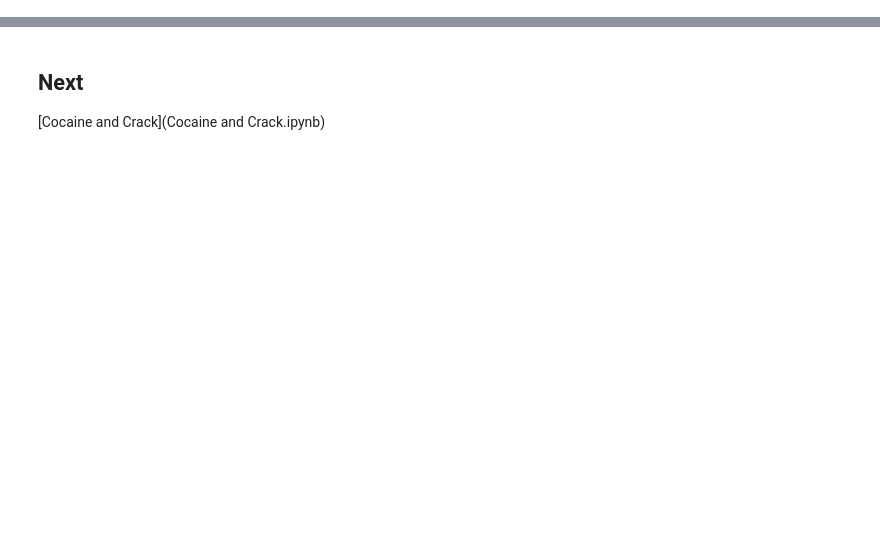
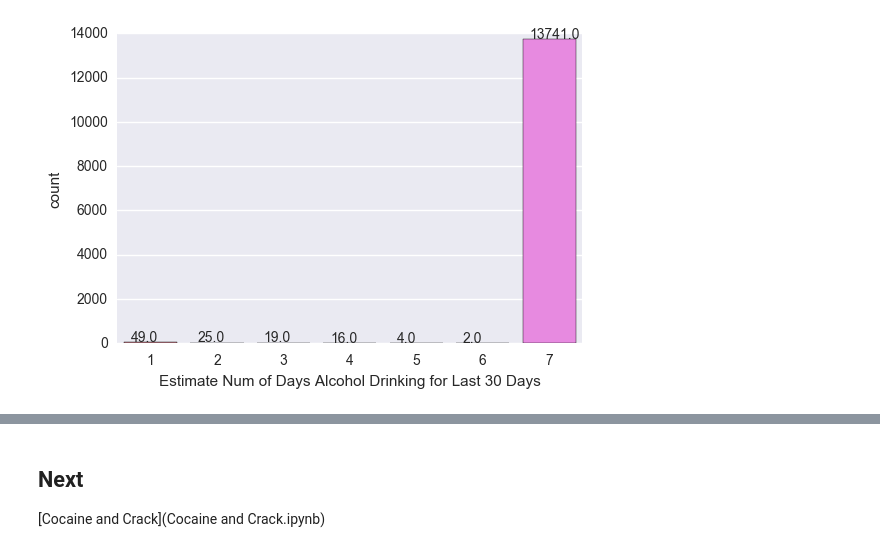
Before and after one commit to AliaAlaaElDinAdly/VA_Project, a Jupyter notebook: Alcohol.ipynb, the cells around one changed output, grey strips where cells are left out. Saved outputs shown, nothing was run; the diff lists cells and outputs as text; code cells hidden in the pictures; blank space fills up the shorter version.

```diff
--- a/Alcohol.ipynb
+++ b/Alcohol.ipynb
@@ -23,0 +72,10 @@ alcohol = dataset.ix[:,'ALCEVER':'DR5DAY'].copy() # alcohol dataset
+# %%
+# estimate of number of days used the drug for the last 30 days
+estHowMany = age_data.ix[(age_data['AL30EST'] < 7) | (age_data['AL30EST'] == 93)].copy()
+estHowMany['AL30EST'] = estHowMany.ix[:,'AL30EST'].replace(to_replace=93, value=7)
+ax = sns.countplot(estHowMany['AL30EST'])
+plt.xlabel('Estimate Num of Days Alcohol Drinking for Last 30 Days')
+for p in ax.patches:
+        ax.annotate(str(p.get_height()), (p.get_x()+0.1, p.get_height()+50))
+# %% [output]
+[figure, added]
```
Also changed, not shown: parts of 10 cells of this notebook, 4 other files.
